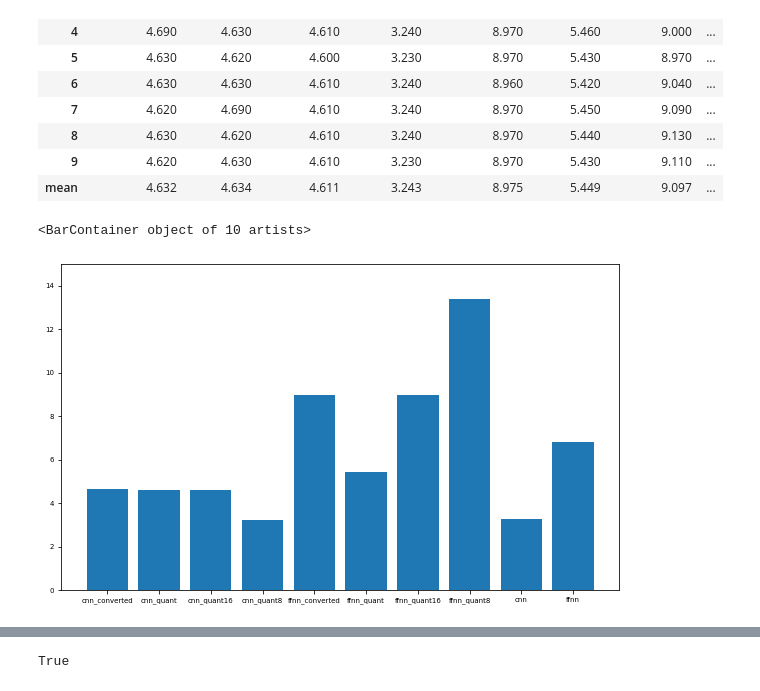
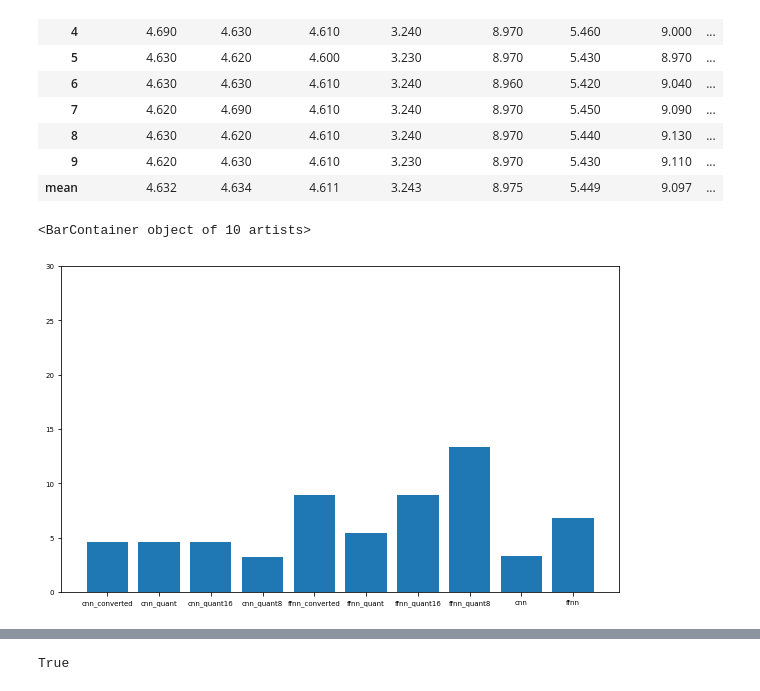
Before and after one commit to toelt-llc/TOELT-tfrabbit, a Jupyter notebook: code/tflite/plots_inferences.ipynb, the cells around one changed output, grey strips where cells are left out. Drawn from its saved outputs; the diff is of its cells as text; code cells hidden in the pictures.

```diff
--- a/code/tflite/plots_inferences.ipynb
+++ b/code/tflite/plots_inferences.ipynb
@@ -69,12 +106,12 @@ data_rpi
 # %%
 columns = list(data_rpi.columns)
 means = list(data_rpi.iloc[5])
 mpl.rcParams['font.size'] = 7 # font
 mpl.rcParams['lines.linewidth'] = 1 # line width
 plt.figure(figsize=(10,6))
 #colors = plt.cm.Greens(np.linspace(0, 0.5, len(means)))
-plt.ylim([0,15])
+plt.ylim([0,30])
 plt.bar(columns, means)
 # %% [output]
 <BarContainer object of 10 artists>
-[figure, old version]
+[figure, new version]
```
Also changed, not shown: parts of 24 cells of this notebook, 15 other files.
